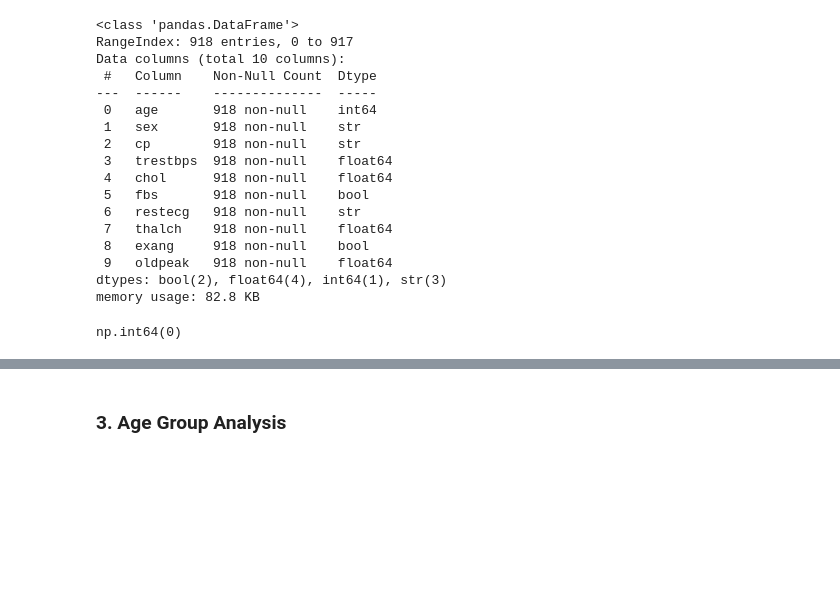
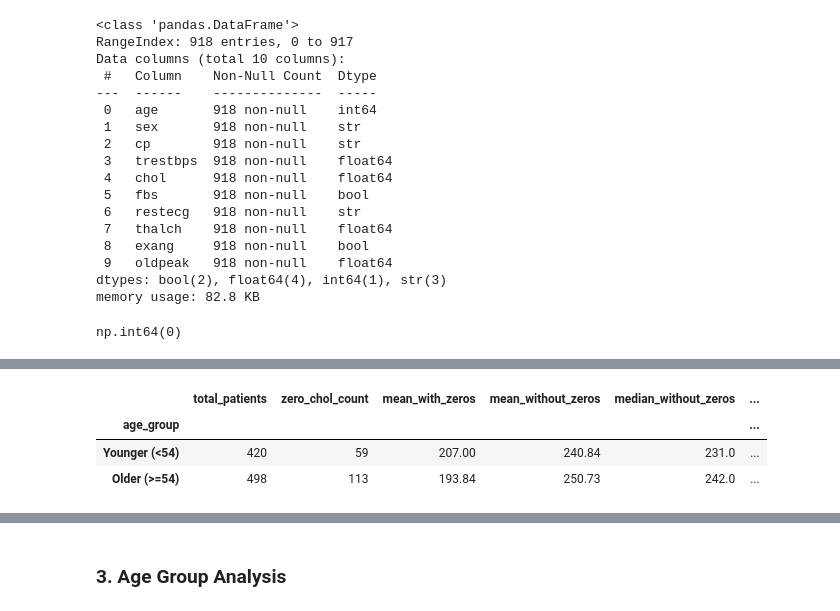
Before and after one commit to 1175882849x-coder/IDS706_heart_disease_data_engineering, a Jupyter notebook: week_3_assignment.ipynb, the cells around one changed output, grey strips where cells are left out. Cells and saved outputs as stored; diff of their text form; code cells hidden in the pictures; blank space fills up the shorter version.

```diff
--- a/week_3_assignment.ipynb
+++ b/week_3_assignment.ipynb
@@ -50,0 +81,26 @@ np.int64(0)
+# %%
+# Compare cholesterol summaries with and without zero values.
+comparison_df = df.copy()
+comparison_df["age_group"] = comparison_df["age"].apply(
+    lambda age: "Younger (<54)" if age < 54 else "Older (>=54)"
+)
+
+chol_summary = comparison_df.groupby("age_group").agg(
+    total_patients=("chol", "size"),
+    zero_chol_count=("chol", lambda values: values.eq(0).sum()),
+    mean_with_zeros=("chol", "mean"),
+    mean_without_zeros=("chol", lambda values: values[values != 0].mean()),
+    median_without_zeros=("chol", lambda values: values[values != 0].median()),
+)
+
+chol_summary["zero_chol_percent"] = (
+    chol_summary["zero_chol_count"] / chol_summary["total_patients"] * 100
+)
+
+chol_summary = chol_summary.reindex(["Younger (<54)", "Older (>=54)"])
+chol_summary.round(2)
+# %% [output]
+|  | total_patients | zero_chol_count | mean_with_zeros | mean_without_zeros | median_without_zeros | ... |
+| age_group |  |  |  |  |  | ... |
+| Younger (<54) | 420 | 59 | 207.00 | 240.84 | 231.0 | ... |
+| Older (>=54) | 498 | 113 | 193.84 | 250.73 | 242.0 | ... |
```
Also changed, not shown: parts of 5 cells of this notebook, 2 other files.
